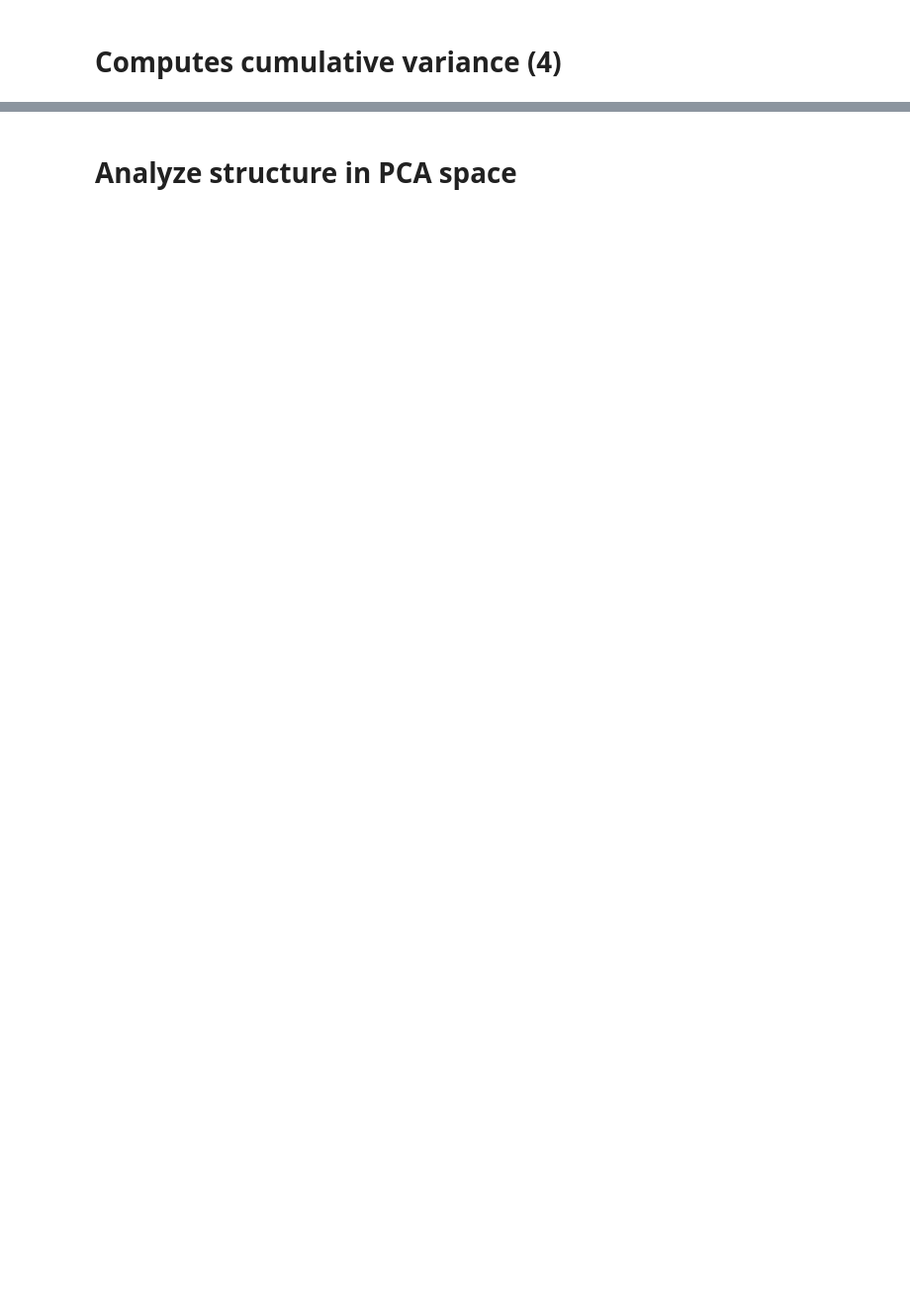
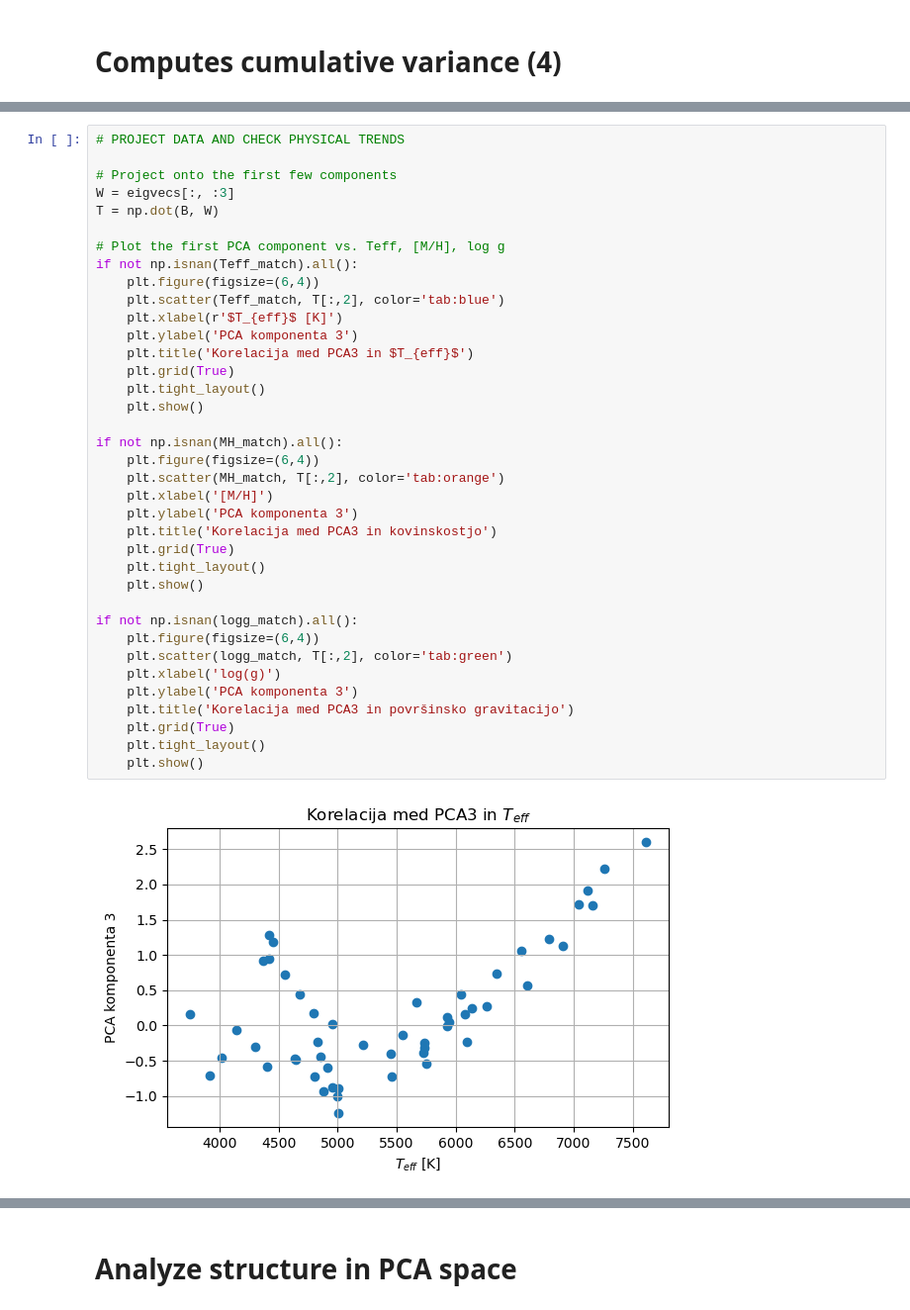
Before and after one commit to Gue5Who/Faks, a Jupyter notebook: PSUF/nal_2/koda/spektri_pca.ipynb, the cells around one changed output, grey strips where cells are left out. Shown at 99% size. Drawn from its saved outputs; the diff is of its cells as text; blank space fills up the shorter version.

```diff
--- a/PSUF/nal_2/koda/spektri_pca.ipynb
+++ b/PSUF/nal_2/koda/spektri_pca.ipynb
@@ -474,0 +422,39 @@ Number of components explaining ≥90% variance: 101
+# %%
+# PROJECT DATA AND CHECK PHYSICAL TRENDS
+
+# Project onto the first few components
+W = eigvecs[:, :3]
+T = np.dot(B, W)
+
+# Plot the first PCA component vs. Teff, [M/H], log g
+if not np.isnan(Teff_match).all():
+    plt.figure(figsize=(6,4))
+    plt.scatter(Teff_match, T[:,2], color='tab:blue')
+    plt.xlabel(r'$T_{eff}$ [K]')
+    plt.ylabel('PCA komponenta 3')
+    plt.title('Korelacija med PCA3 in $T_{eff}$')
+    plt.grid(True)
+    plt.tight_layout()
+    plt.show()
+
+if not np.isnan(MH_match).all():
+    plt.figure(figsize=(6,4))
+    plt.scatter(MH_match, T[:,2], color='tab:orange')
+    plt.xlabel('[M/H]')
+    plt.ylabel('PCA komponenta 3')
+    plt.title('Korelacija med PCA3 in kovinskostjo')
+    plt.grid(True)
+    plt.tight_layout()
+    plt.show()
+
+if not np.isnan(logg_match).all():
+    plt.figure(figsize=(6,4))
+    plt.scatter(logg_match, T[:,2], color='tab:green')
+    plt.xlabel('log(g)')
+    plt.ylabel('PCA komponenta 3')
+    plt.title('Korelacija med PCA3 in površinsko gravitacijo')
+    plt.grid(True)
+    plt.tight_layout()
+    plt.show()
+# %% [output]
+[figure, added]
```
Also changed, not shown: parts of 10 cells of this notebook, 8 other files.
